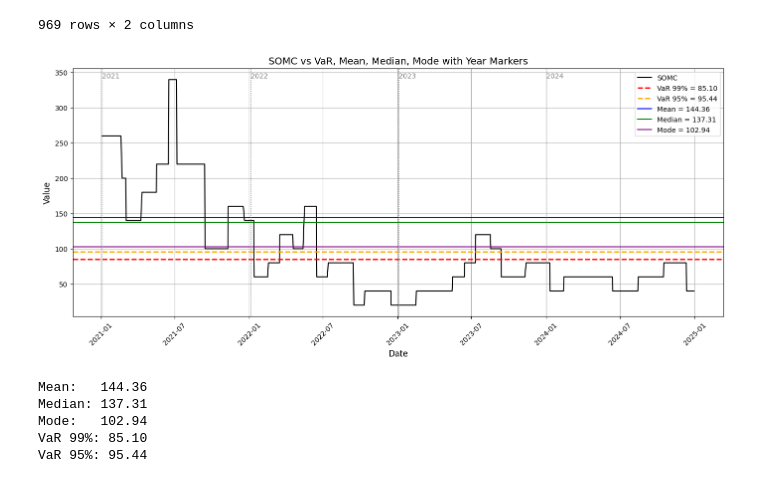
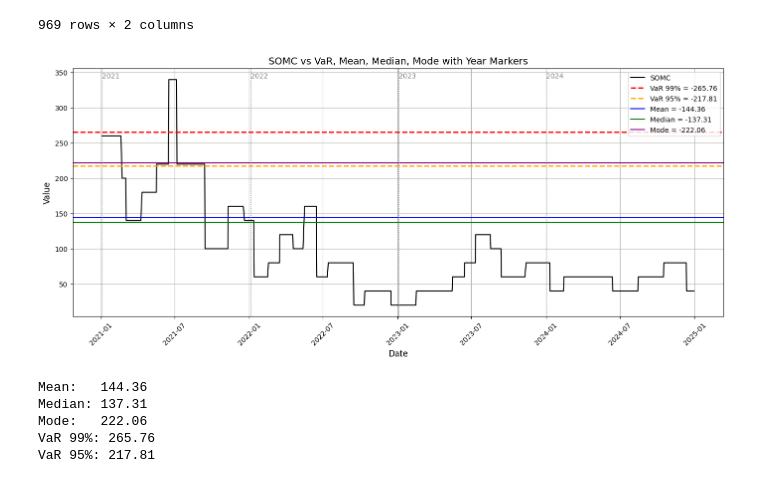
Before and after one commit to FulinQ/SET_Intern, a Jupyter notebook: SOMC/TradingData/MinMaxLostCalculation.ipynb, the cells around one changed output. Drawn from its saved outputs; the diff is of its cells as text; code cells hidden in the pictures.

```diff
--- a/SOMC/TradingData/MinMaxLostCalculation.ipynb
+++ b/SOMC/TradingData/MinMaxLostCalculation.ipynb
@@ -164,7 +164,7 @@ finalDF
 | 103 | S50Z24P1050 | P | 2024-12-30 | 1050.0 | 906.23 | 143.77 |
 104 rows × 6 columns
 # %%
-pl_data = finalDF['P/L'].dropna()
+pl_data = -finalDF['P/L'].dropna()
 
 mean_val = pl_data.mean()
 median_val = pl_data.median()
@@ -189,9 +189,9 @@ plt.grid(True)
 plt.tight_layout()
 plt.show()
 
-print(f"Mean: \t{mean_val:.2f}")
-print(f"Median: {median_val:.2f}")
-print(f"Mode: \t{mode_val:.2f}")
-print(f"VaR 99%: {var_99:.2f}")
-print(f"VaR 95%: {var_95:.2f}")
+print(f"Mean: \t{-mean_val:.2f}")
+print(f"Median: {-median_val:.2f}")
+print(f"Mode: \t{-mode_val:.2f}")
+print(f"VaR 99%: {-var_99:.2f}")
+print(f"VaR 95%: {-var_95:.2f}")
 # %% [output]
@@ -257,43 +257,43 @@ somc_series
 # %%
 plt.figure(figsize=(14, 6))
 plt.plot(somc_series['Date'], somc_series['SOMC'], label='SOMC', color='black')
 
 # เส้น VaR
-plt.axhline(y=var_99, color='red', linestyle='--', linewidth=2, label=f'VaR 99% = {var_99:.2f}')
-plt.axhline(y=var_95, color='orange', linestyle='--', linewidth=2, label=f'VaR 95% = {var_95:.2f}')
+plt.axhline(y=-var_99, color='red', linestyle='--', linewidth=2, label=f'VaR 99% = {var_99:.2f}')
+plt.axhline(y=-var_95, color='orange', linestyle='--', linewidth=2, label=f'VaR 95% = {var_95:.2f}')
 
 # เส้นสถิติอื่น ๆ
-plt.axhline(y=mean_val, color='blue', linestyle='-', linewidth=1.5, label=f'Mean = {mean_val:.2f}')
-plt.axhline(y=median_val, color='green', linestyle='-', linewidth=1.5, label=f'Median = {median_val:.2f}')
-plt.axhline(y=mode_val, color='purple', linestyle='-', linewidth=1.5, label=f'Mode = {mode_val:.2f}')
+plt.axhline(y=-mean_val, color='blue', linestyle='-', linewidth=1.5, label=f'Mean = {mean_val:.2f}')
+plt.axhline(y=-median_val, color='green', linestyle='-', linewidth=1.5, label=f'Median = {median_val:.2f}')
+plt.axhline(y=-mode_val, color='purple', linestyle='-', linewidth=1.5, label=f'Mode = {mode_val:.2f}')
 
 # เส้นแบ่งปี
 years = somc_series['Date'].dt.year.unique()
 for year in years:
     first_day = somc_series[somc_series['Date'].dt.year == year]['Date'].min()
     plt.axvline(x=first_day, color='gray', linestyle=':', linewidth=1)
     plt.text(first_day, somc_series['SOMC'].max(), str(year),
              verticalalignment='bottom', horizontalalignment='left', fontsize=10, color='gray')
 
 # ตกแต่งกราฟ
 plt.title("SOMC vs VaR, Mean, Median, Mode with Year Markers", fontsize=14)
 plt.xlabel("Date", fontsize=12)
 plt.ylabel("Value", fontsize=12)
 plt.legend()
 plt.grid(True)
 plt.tight_layout()
 plt.xticks(rotation=45)
 plt.show()
 
-print(f"Mean: \t{mean_val:.2f}")
-print(f"Median: {median_val:.2f}")
-print(f"Mode: \t{mode_val:.2f}")
-print(f"VaR 99%: {var_99:.2f}")
-print(f"VaR 95%: {var_95:.2f}")
+print(f"Mean: \t{-mean_val:.2f}")
+print(f"Median: {-median_val:.2f}")
+print(f"Mode: \t{-mode_val:.2f}")
+print(f"VaR 99%: {-var_99:.2f}")
+print(f"VaR 95%: {-var_95:.2f}")
 # %% [output]
-[figure, old version]
+[figure, new version]
 Mean:   144.36
 Median: 137.31
-Mode:   102.94
-VaR 99%: 85.10
-VaR 95%: 95.44
+Mode:   222.06
+VaR 99%: 265.76
+VaR 95%: 217.81
```
Also changed, not shown: parts of 1 cell of this notebook, 1 other file.
